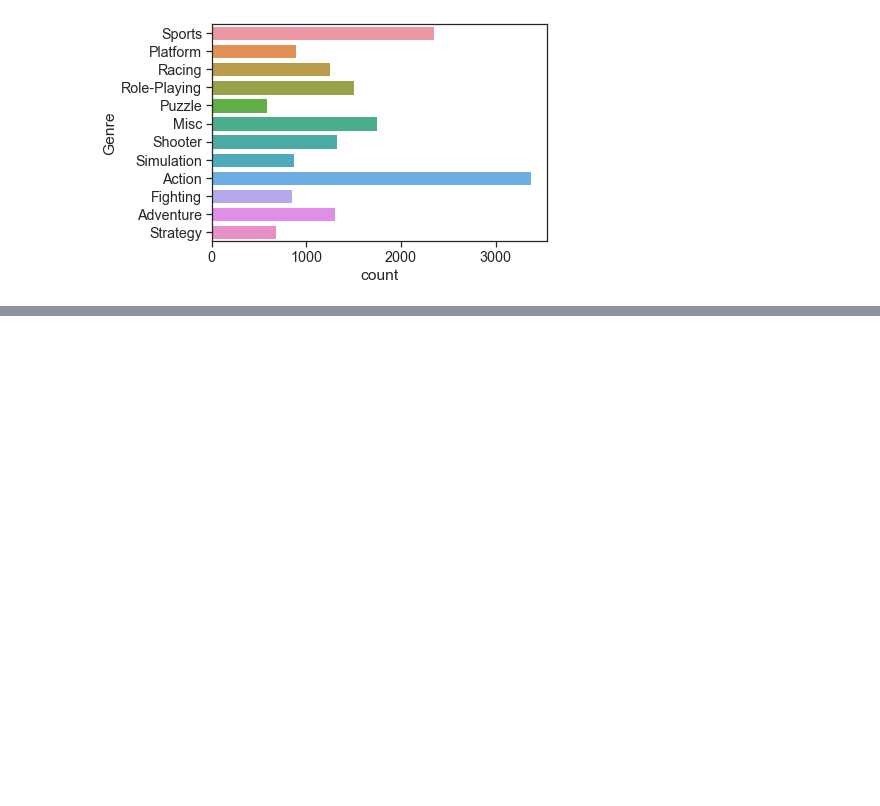
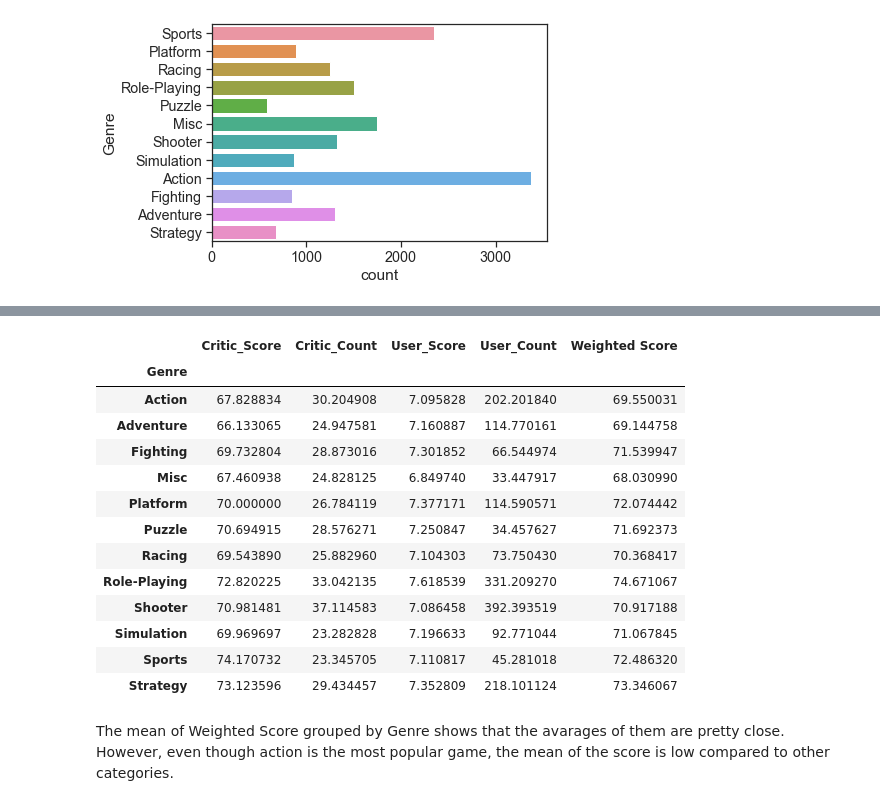
Before and after one commit to data301-2020-winter1/course-project-group_6010, a Jupyter notebook: analysis/ayaka/milestone2.ipynb, the cells around one changed output, grey strips where cells are left out. Saved outputs shown, nothing was run; the diff lists cells and outputs as text; code cells hidden in the pictures; blank space fills up the shorter version.

```diff
--- a/analysis/ayaka/milestone2.ipynb
+++ b/analysis/ayaka/milestone2.ipynb
@@ -137,0 +174,23 @@ Action is the most popular genre, and puzzle is not.
+# %%
+df4 = (dfp.groupby(by=["Genre"])
+       .mean()
+       .drop(['Year_of_Release', 'NA_Sales','EU_Sales','JP_Sales', 'Other_Sales', 'Global_Sales'], axis =1)
+      )
+df4
+# %% [output]
+|  | Critic_Score | Critic_Count | User_Score | User_Count | Weighted Score |
+| Genre |  |  |  |  |  |
+| Action | 67.828834 | 30.204908 | 7.095828 | 202.201840 | 69.550031 |
+| Adventure | 66.133065 | 24.947581 | 7.160887 | 114.770161 | 69.144758 |
+| Fighting | 69.732804 | 28.873016 | 7.301852 | 66.544974 | 71.539947 |
+| Misc | 67.460938 | 24.828125 | 6.849740 | 33.447917 | 68.030990 |
+| Platform | 70.000000 | 26.784119 | 7.377171 | 114.590571 | 72.074442 |
+| Puzzle | 70.694915 | 28.576271 | 7.250847 | 34.457627 | 71.692373 |
+| Racing | 69.543890 | 25.882960 | 7.104303 | 73.750430 | 70.368417 |
+| Role-Playing | 72.820225 | 33.042135 | 7.618539 | 331.209270 | 74.671067 |
+| Shooter | 70.981481 | 37.114583 | 7.086458 | 392.393519 | 70.917188 |
+| Simulation | 69.969697 | 23.282828 | 7.196633 | 92.771044 | 71.067845 |
+| Sports | 74.170732 | 23.345705 | 7.110817 | 45.281018 | 72.486320 |
+| Strategy | 73.123596 | 29.434457 | 7.352809 | 218.101124 | 73.346067 |
+# %% [markdown]
+The mean of Weighted Score grouped by Genre shows that the avarages of them are pretty close. However, even though action is the most popular game, the mean of the score is low compared to other categories.
```
Also changed, not shown: parts of 13 cells of this notebook.
